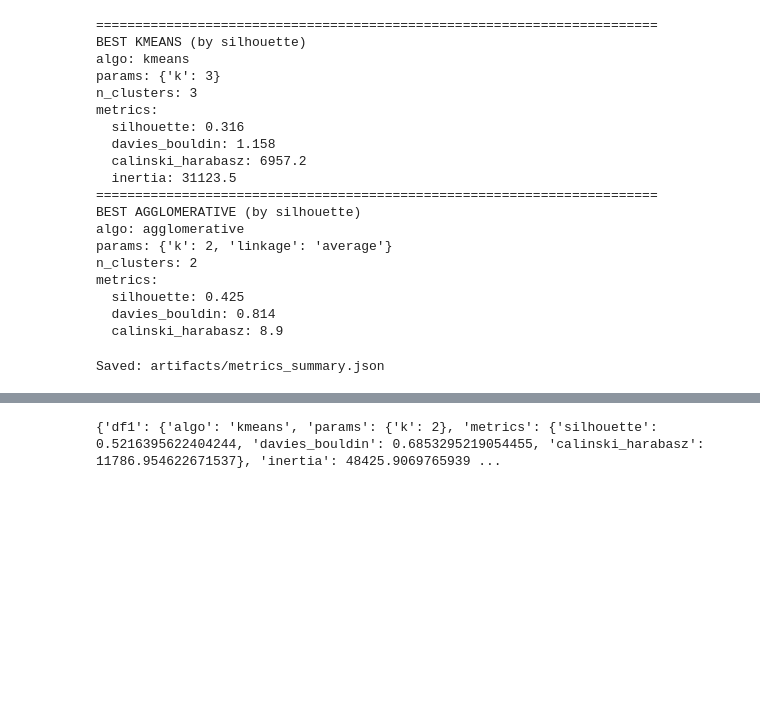
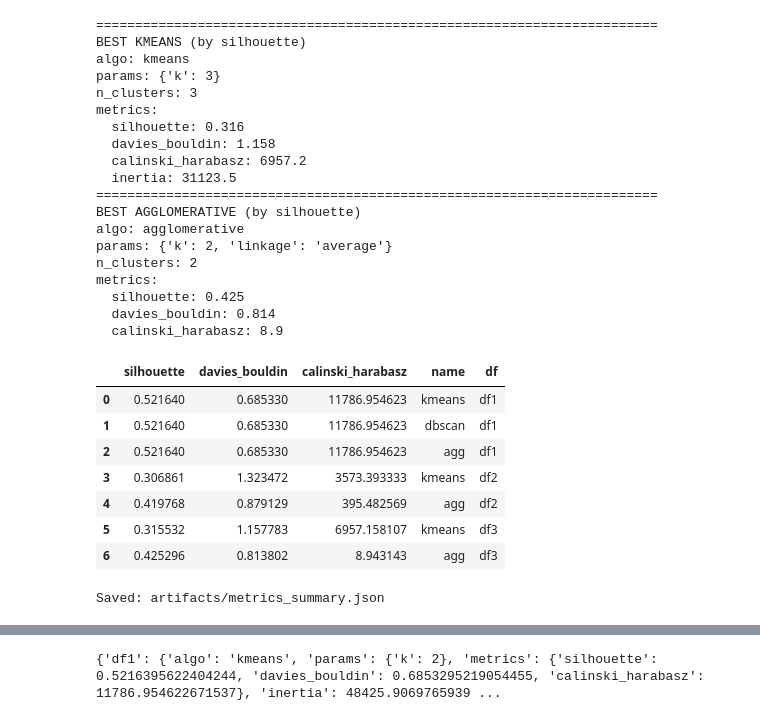
Before and after one commit to artem8249/Abdulmanov_KSBO-13-24_group_1, a Jupyter notebook: homeworks/HW07/HW07.ipynb, the cells around one changed output, grey strips where cells are left out. Saved outputs shown, nothing was run; the diff lists cells and outputs as text; code cells hidden in the pictures; blank space fills up the shorter version.

```diff
--- a/homeworks/HW07/HW07.ipynb
+++ b/homeworks/HW07/HW07.ipynb
@@ -1341,19 +1191,42 @@ df_best.to_csv('artifacts/labels/labels_hw07_ds3.csv', index=False)
 # %%
 best_kmeans_d = best_kmeans['metrics'].copy()
 best_agg_d = best_agg['metrics'].copy()
 best_kmeans_d['name'] = 'kmeans'
 best_agg_d['name'] = 'agg'
 metrics_summary = pd.concat([metrics_summary, pd.DataFrame([best_kmeans_d])], ignore_index=True)
 metrics_summary = pd.concat([metrics_summary, pd.DataFrame([best_agg_d])], ignore_index=True)
 metrics_summary['df'] = ['df1', 'df1', 'df1', 'df2', 'df2', 'df3', 'df3']
+metrics_summary
+# %% [output]
+|  | silhouette | davies_bouldin | calinski_harabasz | name | df |
+| 0 | 0.521640 | 0.685330 | 11786.954623 | kmeans | df1 |
+| 1 | 0.521640 | 0.685330 | 11786.954623 | dbscan | df1 |
+| 2 | 0.521640 | 0.685330 | 11786.954623 | agg | df1 |
+| 3 | 0.306861 | 1.323472 | 3573.393333 | kmeans | df2 |
+| 4 | 0.419768 | 0.879129 | 395.482569 | agg | df2 |
+| 5 | 0.315532 | 1.157783 | 6957.158107 | kmeans | df3 |
+| 6 | 0.425296 | 0.813802 | 8.943143 | agg | df3 |
-# %%
-metrics_path = ARTIFACTS_DIR / "metrics_summary.json"
-
-save_json({"results": metrics_summary.to_dict(orient="records")}, metrics_path)
-
-print("Saved:", metrics_path)
-# %% [output]
-Saved: artifacts/metrics_summary.json
+# %%
+metrics_path = ARTIFACTS_DIR / "metrics_summary.json"
+
+meta = {}
+for dataset, group in metrics_summary.groupby('df'):
+    dataset_dict = {}
+    for _, row in group.iterrows():
+        algorithm = row['name']
+        dataset_dict[algorithm] = {
+            'silhouette': float(row['silhouette']),
+            'davies_bouldin': float(row['davies_bouldin']),
+            'calinski_harabasz': float(row['calinski_harabasz'])
+        }
+
+    meta[dataset] = dataset_dict
+
+save_json(meta, metrics_path)
+
+print("Saved:", metrics_path)
+# %% [output]
+Saved: artifacts/metrics_summary.json
 # %%
 X_plot2d = pca_2d_for_plot(X_scaled, random_state=RANDOM_STATE)
 
```
Also changed, not shown: parts of 26 cells of this notebook, 24 other files.
